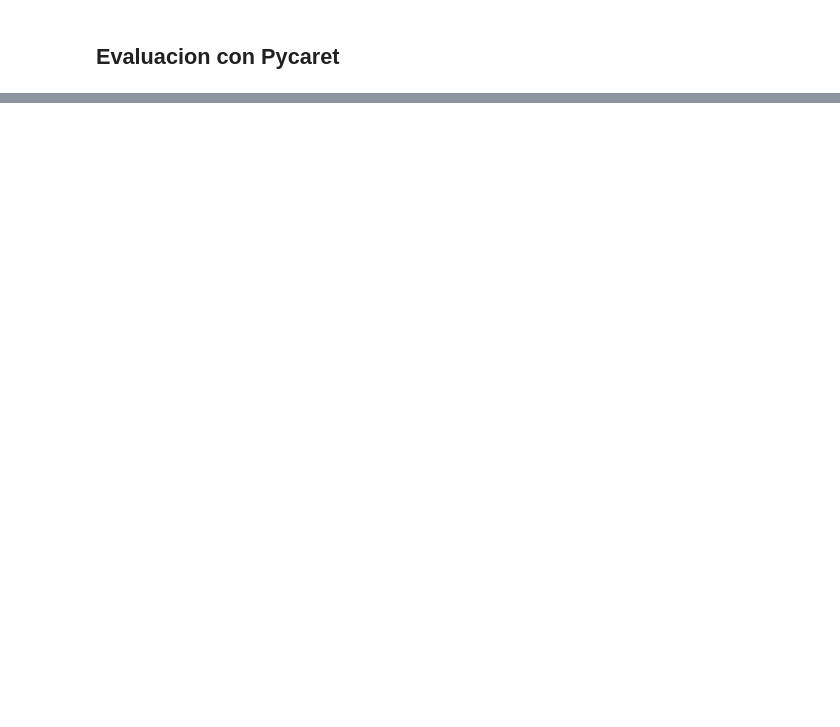
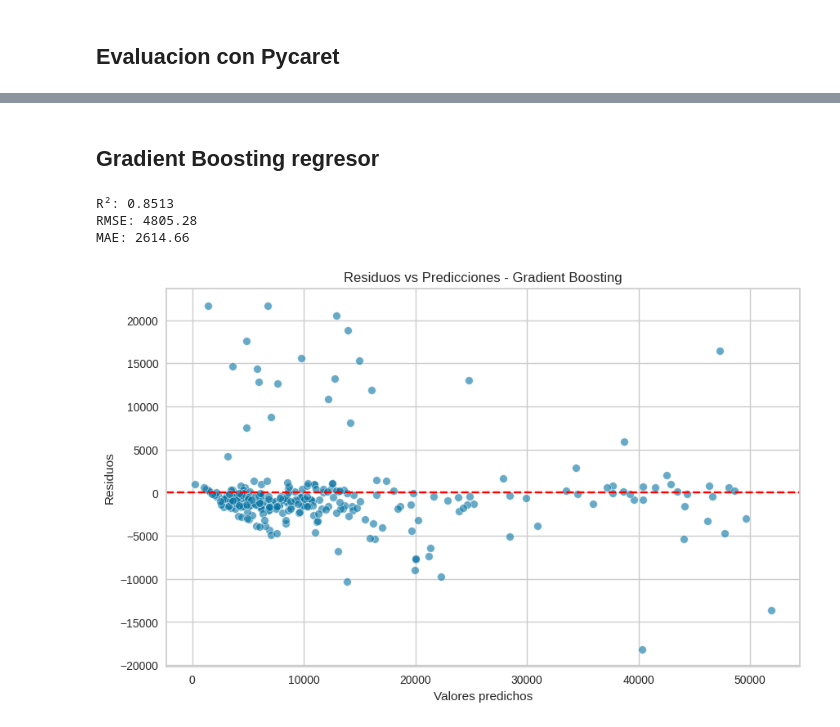
Before and after one commit to david37432/Reto2AprendizajeMaquina, a Jupyter notebook: Regresión_lineal_multiple_recargos (1).ipynb, the cells around one changed output, grey strips where cells are left out. Saved outputs shown, nothing was run; the diff lists cells and outputs as text; code cells hidden in the pictures; blank space fills up the shorter version.

```diff
--- a/Regresión_lineal_multiple_recargos (1).ipynb
+++ b/Regresión_lineal_multiple_recargos (1).ipynb
@@ -977,0 +1083,59 @@ ImportError: cannot import name '_print_elapsed_time' from 'sklearn.utils' (C:\U
+# %% [markdown]
+## Gradient Boosting regresor
+# %%
+from sklearn.compose import ColumnTransformer
+from sklearn.pipeline import Pipeline
+from sklearn.ensemble import GradientBoostingRegressor
+
+
+X = df_corrected[['age', 'bmi', 'children', 'smoker_bin', 'age_smoker', 'bmi_smoker', 'age_bmi', 'sex', 'region']]
+y = df_corrected['charges']
+
+X_train, X_test, y_train, y_test = train_test_split(X, y, test_size=0.2, random_state=42)
+
+numeric_features = ['age', 'bmi', 'children', 'smoker_bin', 'age_smoker', 'bmi_smoker', 'age_bmi']
+categorical_features = ['sex', 'region']
+
+preprocessor = ColumnTransformer(
+    transformers=[
+        ('num', StandardScaler(), numeric_features),
+        ('cat', OneHotEncoder(drop='first'), categorical_features)
+    ]
+)
+
+pipeline_gb = Pipeline([
+    ('preprocessing', preprocessor),
+    ('regressor', GradientBoostingRegressor(
+        n_estimators=200,
+        learning_rate=0.1,
+        max_depth=4,
+        random_state=42
+    ))
+])
+
+pipeline_gb.fit(X_train, y_train)
+y_pred = pipeline_gb.predict(X_test)
+# %%
+r2 = r2_score(y_test, y_pred)
+rmse = np.sqrt(mean_squared_error(y_test, y_pred))
+mae = np.mean(np.abs(y_test - y_pred))
+
+print(f"R²: {r2:.4f}")
+print(f"RMSE: {rmse:.2f}")
+print(f"MAE: {mae:.2f}")
+# %% [output]
+R²: 0.8513
+RMSE: 4805.28
+MAE: 2614.66
+# %%
+residuos = y_test - y_pred
+
+plt.figure(figsize=(10, 6))
+sns.scatterplot(x=y_pred, y=residuos, alpha=0.6)
+plt.axhline(0, color='red', linestyle='--')
+plt.xlabel('Valores predichos')
+plt.ylabel('Residuos')
+plt.title('Residuos vs Predicciones - Gradient Boosting')
+plt.show()
+# %% [output]
+[figure, added]
```
Also changed, not shown: parts of 72 cells of this notebook, 5 other files.
